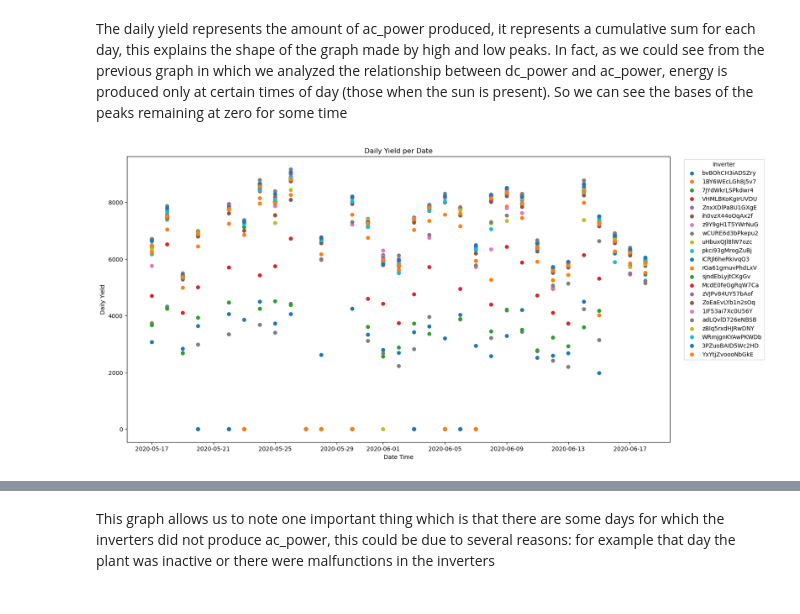
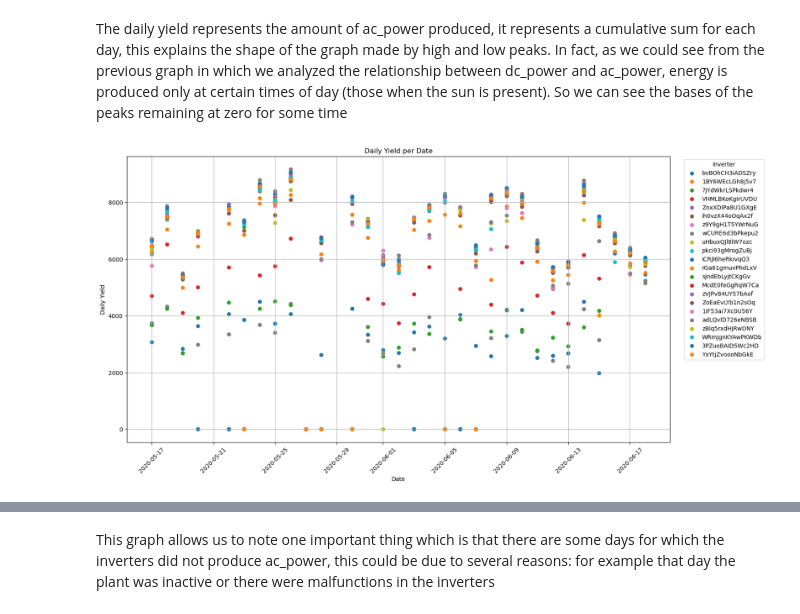
Before and after one commit to Christian-Braga/energy_forecast_ML, a Jupyter notebook: Chris_test_py.ipynb, the cells around one changed output, grey strips where cells are left out. Cells and saved outputs as stored; diff of their text form; code cells hidden in the pictures.

Commit message:
graphs

```diff
--- a/Chris_test_py.ipynb
+++ b/Chris_test_py.ipynb
@@ -340,23 +344,21 @@ plt.show()
 The daily yield represents the amount of ac_power produced, it represents a cumulative sum for each day, this explains the shape of the graph made by high and low peaks. In fact, as we could see from the previous graph in which we analyzed the relationship between dc_power and ac_power, energy is produced only at certain times of day (those when the sun is present). So we can see the bases of the peaks remaining at zero for some time
 # %%
 #plotting the daily yield for each inverter in each day
-import matplotlib.dates as mdates
-plt.figure(figsize=(17,9))
+plt.figure(figsize=(17, 9))
 
 for i in p1_invertes:
     daily_yield = p1_gen_df[p1_gen_df['date_time'].dt.time == pd.to_datetime('23:45:00').time()]
     invert_dy = daily_yield[daily_yield['source_key'] == i]
     daily_sum = invert_dy.groupby('date_time')['daily_yield'].sum()
     plt.scatter(daily_sum.index, daily_sum.values, label=i)
 
-#ax = plt.gca()
-#ax.xaxis.set_major_locator(mdates.AutoDateLocator())
-#ax.xaxis.set_major_formatter(mdates.DateFormatter('%Y-%m-%d'))
-ax.tick_params(axis='x', which='both', bottom=False, top=False, labelbottom=False)
+# Impostare i ticks sull'asse x per mostrare solo le date specifiche
+plt.xticks(rotation=45)  # Ruota le etichette per una migliore leggibilità
 plt.title('Daily Yield per Date')
-plt.xlabel('Date Time')
+plt.xlabel('Date')
 plt.ylabel('Daily Yield')
 plt.legend(title='Inverter', bbox_to_anchor=(1.02, 1), loc='upper left')
+plt.grid(True)  # Aggiunge la griglia per una migliore visualizzazione
 plt.show()
 # %% [output]
-[figure, old version]
+[figure, new version]
```
Also changed, not shown: parts of 13 cells of this notebook.
